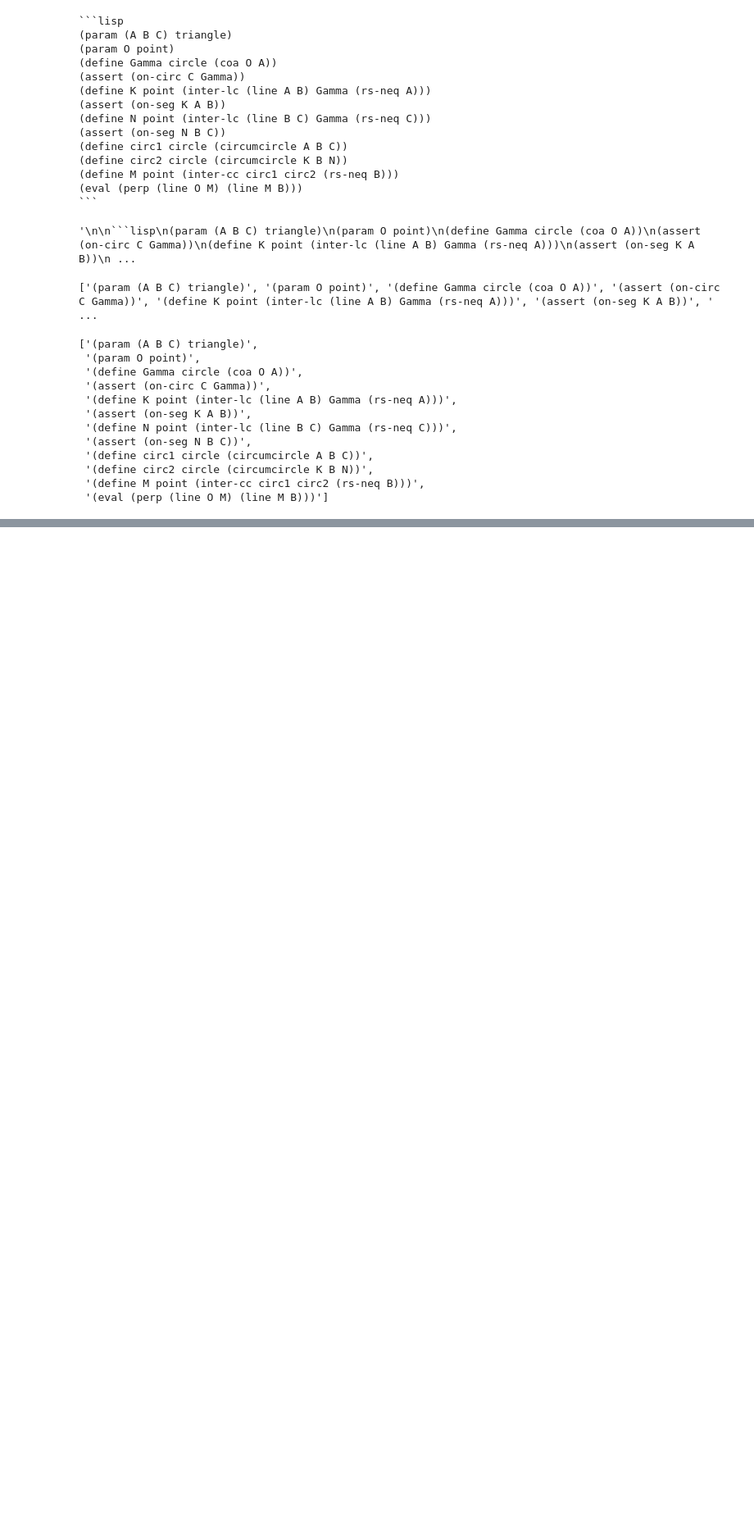
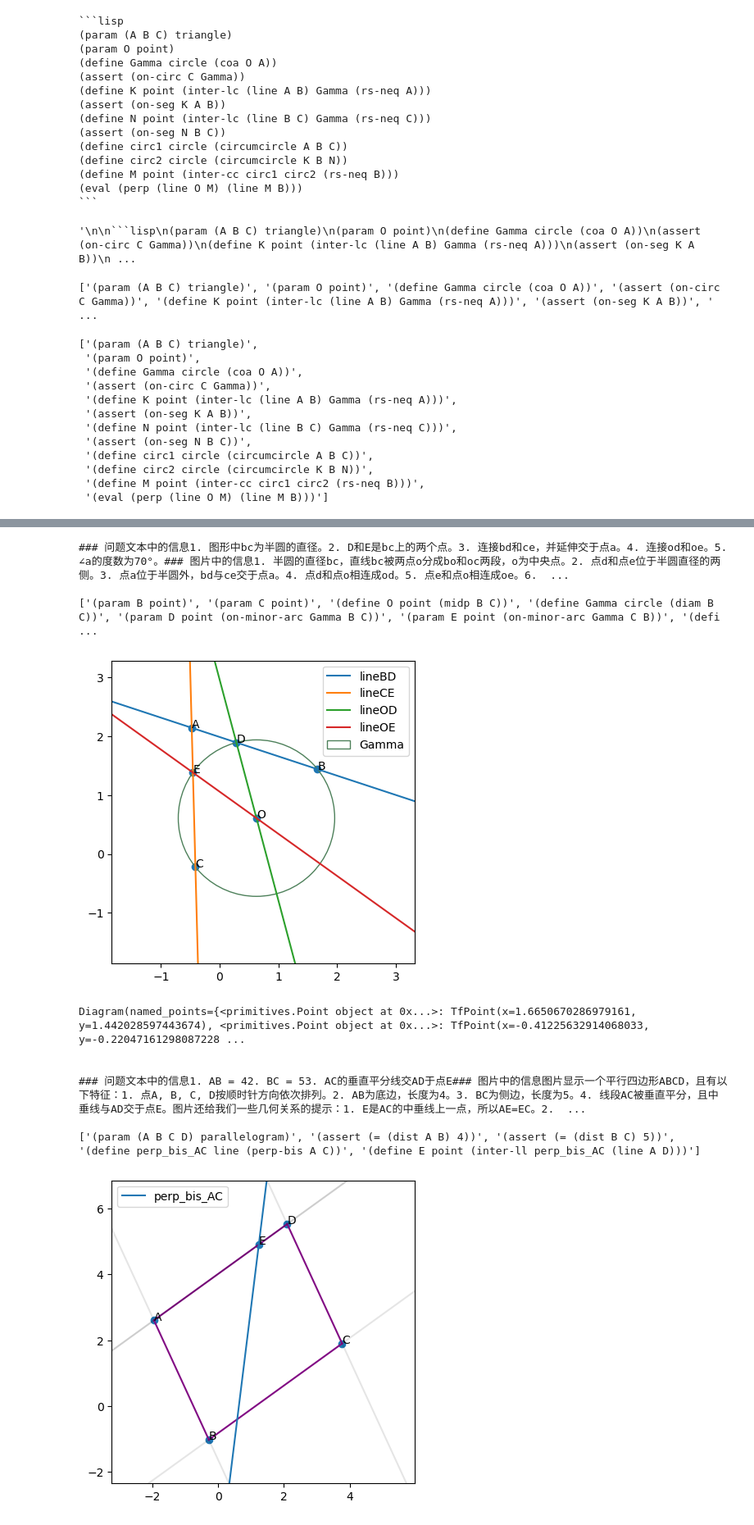
Before and after one commit to seanq31/geo-model-builder, a Jupyter notebook: src/test_api.ipynb, the cells around one changed output, grey strips where cells are left out. Shown at 82% size. Cells and saved outputs as stored; diff of their text form; code cells hidden in the pictures; blank space fills up the shorter version.

```diff
--- a/src/test_api.ipynb
+++ b/src/test_api.ipynb
@@ -287,0 +697,32 @@ CircleNF(center=TfPoint(x=-0.38227335442379795, y=0.05172173195058094), radius=0
+# %%
+import pickle
+
+with open('../llm_gen/res_all_in_one_dict.pkl', 'rb') as f:
+    gmb_result_dict = pickle.load(f)
+
+for key, res in gmb_result_dict.items():
+    print(res[2])
+    print(res[0])
+    if res[1] == []:
+        print('Fail to solve!!!')
+    elif res[1][0] is None:
+        print('GMBL grammar error!!!')
+    else:
+        res[1][0].plot()
+        print(res[1][0])
+    # print(res[3])
+    # print(res[4])
+
+    print('')
+# %% [output]
+### 问题文本中的信息1. 图形中bc为半圆的直径。2. D和E是bc上的两个点。3. 连接bd和ce，并延伸交于点a。4. 连接od和oe。5. ∠a的度数为70°。### 图片中的信息1. 半圆的直径bc，直线bc被两点o分成bo和oc两段，o为中央点。2. 点d和点e位于半圆直径的两侧。3. 点a位于半圆外，bd与ce交于点a。4. 点d和点o相连成od。5. 点e和点o相连成oe。6.  ...
+
+['(param B point)', '(param C point)', '(define O point (midp B C))', '(define Gamma circle (diam B C))', '(param D point (on-minor-arc Gamma B C))', '(param E point (on-minor-arc Gamma C B))', '(defi ...
+[figure, added]
+Diagram(named_points={<primitives.Point object at 0x...>: TfPoint(x=1.6650670286979161, y=1.442028597443674), <primitives.Point object at 0x...>: TfPoint(x=-0.41225632914068033, y=-0.22047161298087228 ...
+
+
+### 问题文本中的信息1. AB = 42. BC = 53. AC的垂直平分线交AD于点E### 图片中的信息图片显示一个平行四边形ABCD，且有以下特征：1. 点A, B, C, D按顺时针方向依次排列。2. AB为底边，长度为4。3. BC为侧边，长度为5。4. 线段AC被垂直平分，且中垂线与AD交于点E。图片还给我们一些几何关系的提示：1. E是AC的中垂线上一点，所以AE=EC。2.  ...
+
+['(param (A B C D) parallelogram)', '(assert (= (dist A B) 4))', '(assert (= (dist B C) 5))', '(define perp_bis_AC line (perp-bis A C))', '(define E point (inter-ll perp_bis_AC (line A D)))']
+[figure, added]
```
Also changed, not shown: parts of 15 cells of this notebook, 13 other files.
